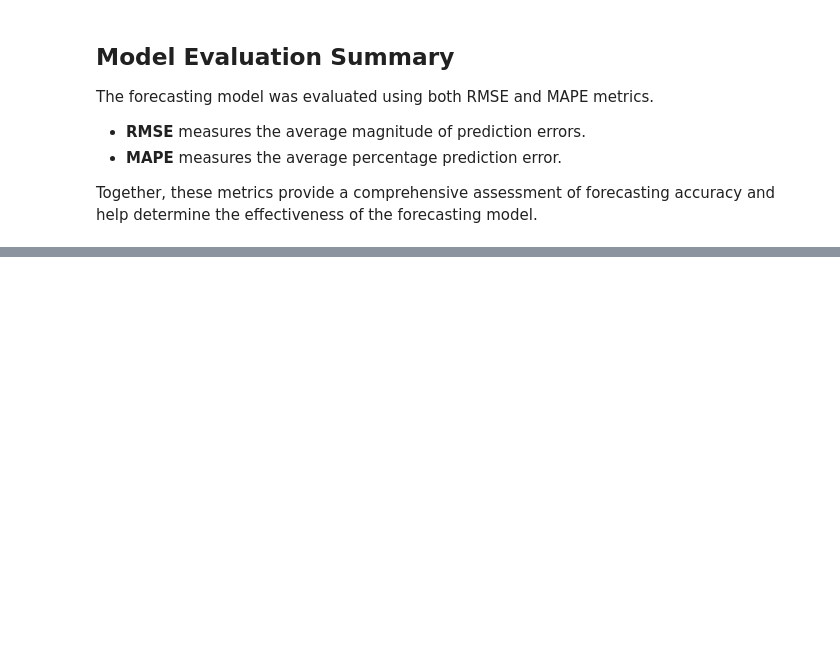
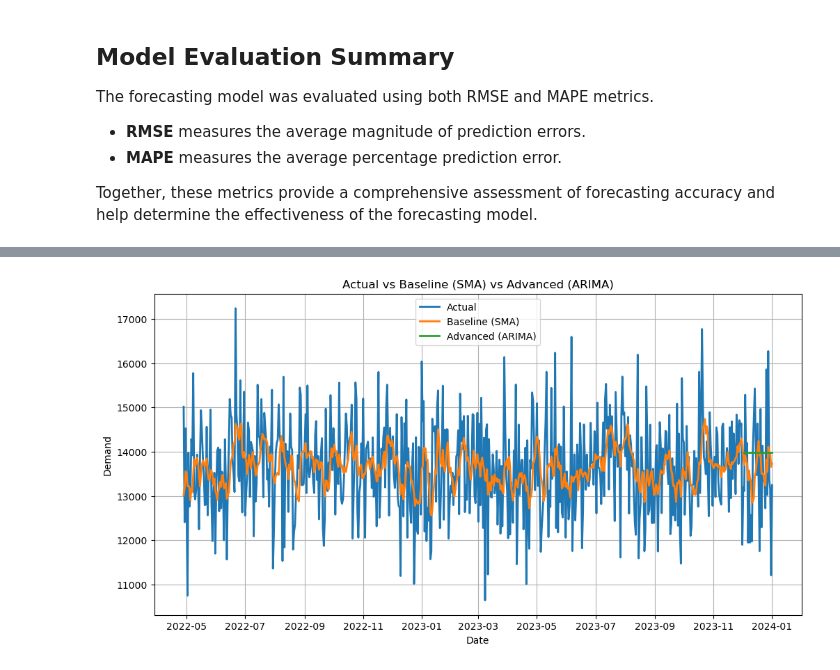
Before and after one commit to dharani-malla/Supply-Chain-Analytics-Demand-Forecasting-Anamoly-Detection, a Jupyter notebook: Week3_Model_Evaluation_Visualization.ipynb, the cells around one changed output, grey strips where cells are left out. Cells and saved outputs as stored; diff of their text form; code cells hidden in the pictures; blank space fills up the shorter version.

```diff
--- a/Week3_Model_Evaluation_Visualization.ipynb
+++ b/Week3_Model_Evaluation_Visualization.ipynb
@@ -269,0 +312,33 @@ Together, these metrics provide a comprehensive assessment of forecasting accura
+# %%
+plt.figure(figsize=(12,6))
+
+plt.plot(
+    baseline_test["Date"],
+    baseline_test["Units Sold"],
+    label="Actual",
+    linewidth=2
+)
+
+plt.plot(
+    baseline_test["Date"],
+    baseline_test["SMA_7"],
+    label="Baseline (SMA)",
+    linewidth=2
+)
+
+plt.plot(
+    test_df["Date"],
+    test_df["ARIMA_Prediction"],
+    label="Advanced (ARIMA)",
+    linewidth=2
+)
+
+plt.title("Actual vs Baseline (SMA) vs Advanced (ARIMA)")
+plt.xlabel("Date")
+plt.ylabel("Demand")
+plt.legend()
+plt.grid(True)
+
+plt.show()
+# %% [output]
+[figure, added]
```
Also changed, not shown: parts of 3 cells of this notebook.
